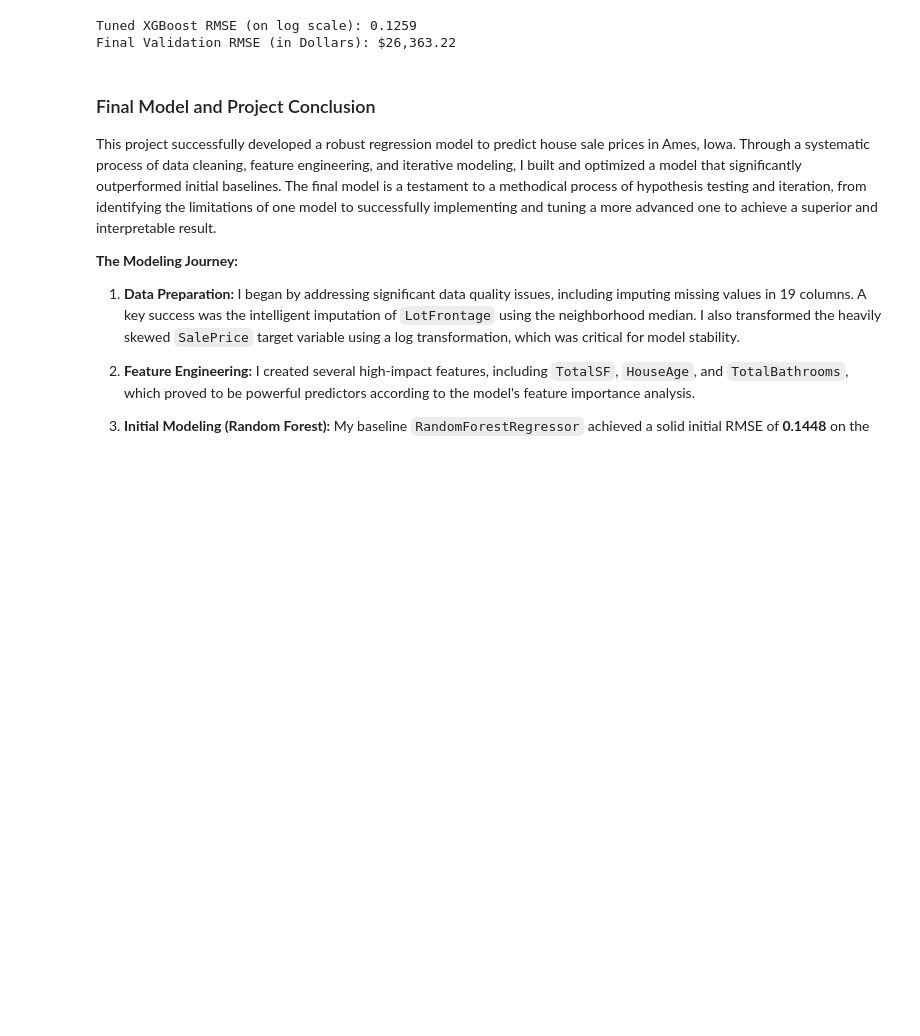
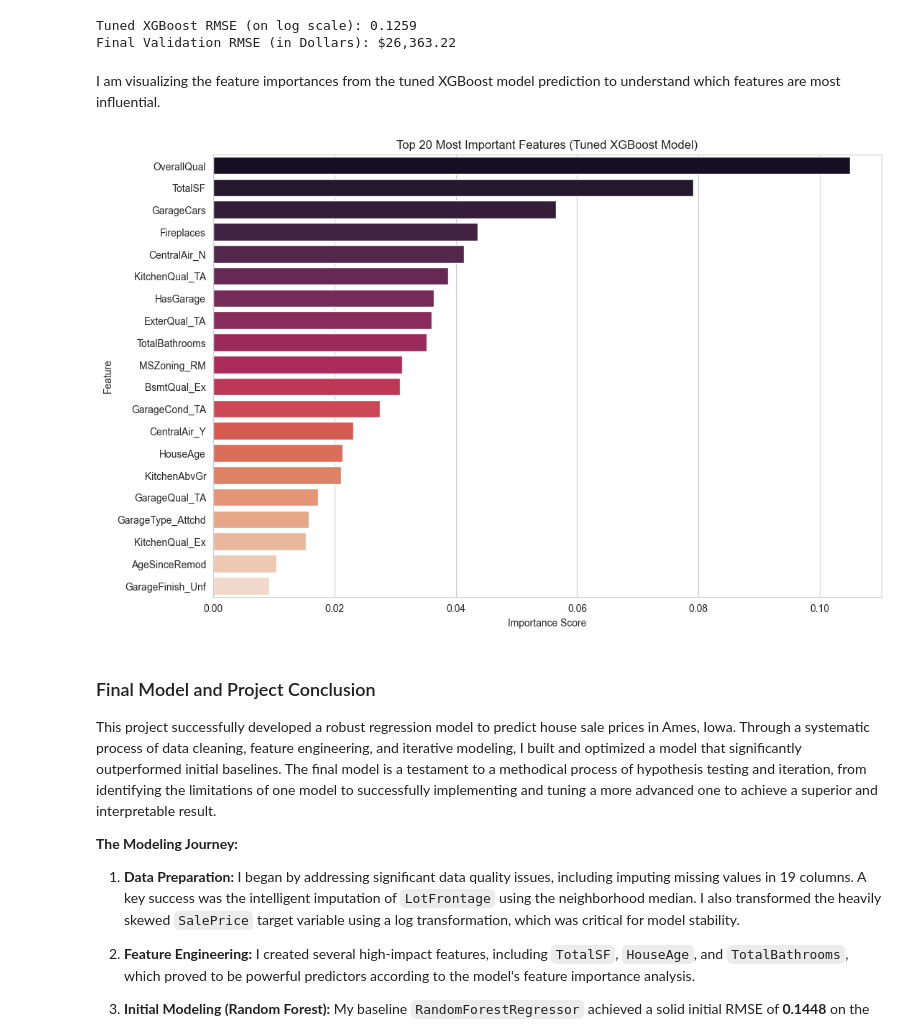
Before and after one commit to amazingpaddy/ml-odyssey, a Jupyter notebook: machine-learning-portfolio/house-sales-price-prediction/house-sales-price-prediction.ipynb, the cells around one changed output. Saved outputs shown, nothing was run; the diff lists cells and outputs as text; code cells hidden in the pictures; blank space fills up the shorter version.

Commit message:
Added visualizations

```diff
--- a/machine-learning-portfolio/house-sales-price-prediction/house-sales-price-prediction.ipynb
+++ b/machine-learning-portfolio/house-sales-price-prediction/house-sales-price-prediction.ipynb
@@ -700,6 +697,29 @@ print(f"Final Validation RMSE (in Dollars): ${rmse_dollars:,.2f}")
 # %% [output]
 Tuned XGBoost RMSE (on log scale): 0.1259
 Final Validation RMSE (in Dollars): $26,363.22
+# %% [markdown]
+I am visualizing the feature importances from the tuned XGBoost model prediction to understand which features are most influential.
+# %%
+importances_xgb = best_xgb_model.feature_importances_
+#print(importances_xgb)
+feature_names_xgb = X_train.columns
+
+feature_importance_df_xgb = pd.DataFrame({
+    'Feature': feature_names_xgb,
+    'Importance': importances_xgb
+})
+
+feature_importance_df_xgb = feature_importance_df_xgb.sort_values(by='Importance', ascending=False)
+
+plt.figure(figsize=(12,8))
+sns.barplot(x='Importance', y='Feature', data=feature_importance_df_xgb.head(20),
+            hue='Feature', palette='rocket', dodge=False, legend=False)
+plt.title('Top 20 Most Important Features (Tuned XGBoost Model)')
+plt.xlabel('Importance Score')
+plt.ylabel('Feature')
+plt.show()
+# %% [output]
+[figure, added]
 # %% [markdown]
 ### Final Model and Project Conclusion
 
```
Also changed, not shown: parts of 4 cells of this notebook.
